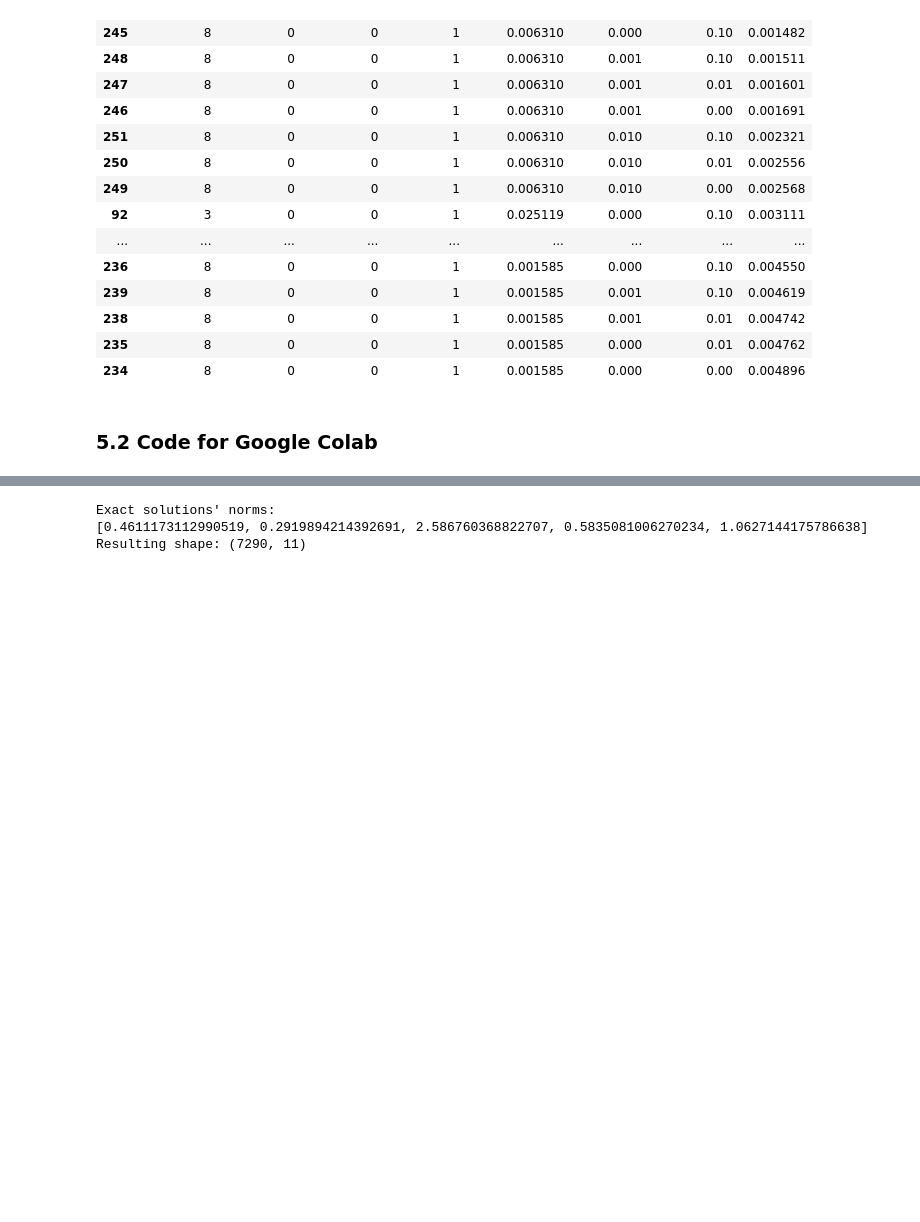
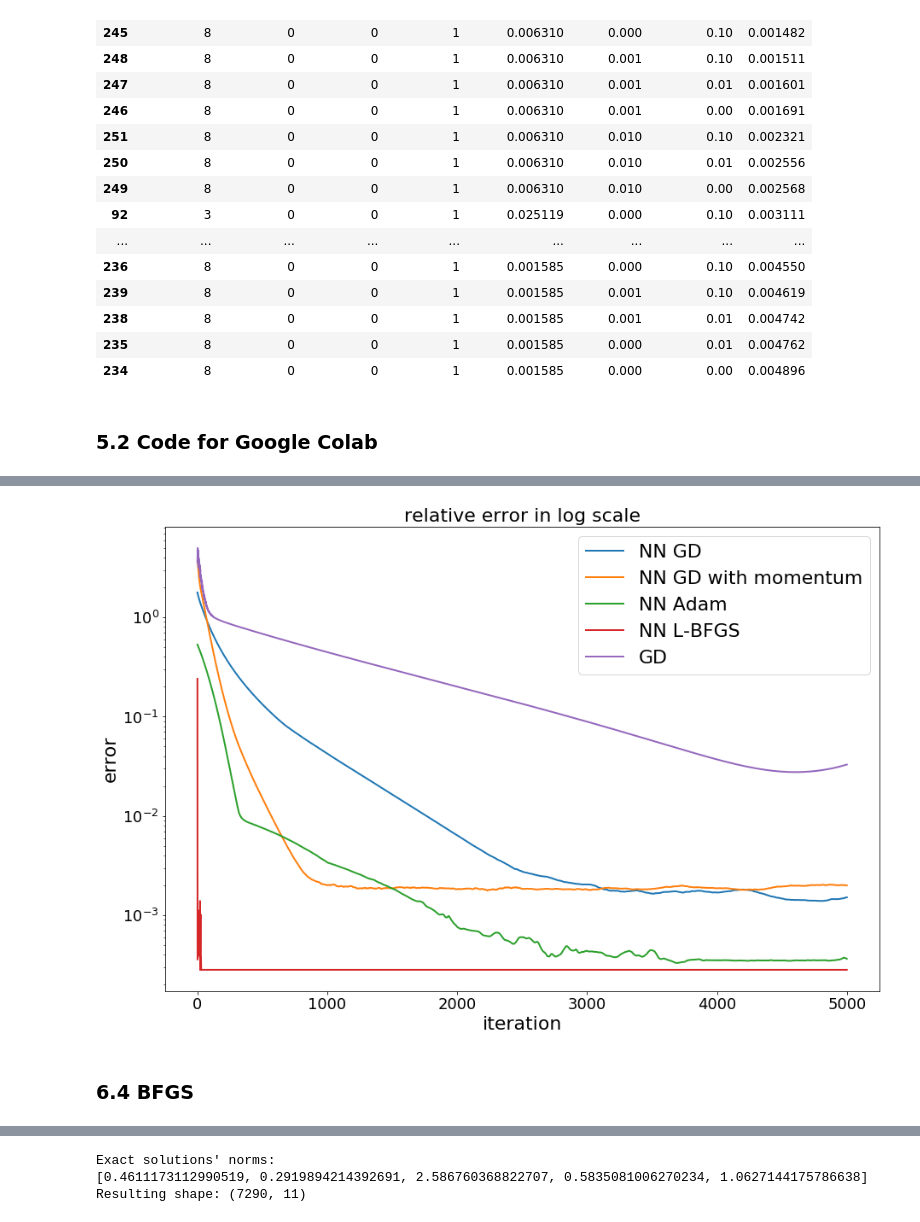
Before and after one commit to suchusername/VariationalCalculus, a Jupyter notebook: project/notebooks/Calculus of Variations PyTorch.ipynb, the cells around one changed output, grey strips where cells are left out. Cells and saved outputs as stored; diff of their text form; code cells hidden in the pictures; blank space fills up the shorter version.

```diff
--- a/project/notebooks/Calculus of Variations PyTorch.ipynb
+++ b/project/notebooks/Calculus of Variations PyTorch.ipynb
@@ -241,0 +448,2 @@ class CVmodel(torch.nn.Module):
+# %%
+nns = [None] * 5
@@ -480,0 +842,16 @@ np.save('drive/My Drive/project/results2_5.npy', np.array(res))
+# %%
+optimizer = torch.optim.SGD(GDmodel.parameters(), lr=0.0008, momentum=0.95, dampening=0.2)
+
+for epoch in range(5000):
+    L = loss(GDmodel.x)
+    optimizer.zero_grad()
+    L.backward()
+    optimizer.step()
+
+    xs = np.concatenate(([x_0], GDmodel.x.flatten().data.numpy(), [x_f]))
+    err = constrained_problems[i].compute_error(xs)
+    GD_err_abs.append(err)
+    GD_err_rel.append(err / x_exact_norm)
+
+    if (epoch+1) % 500 == 0:
+        print(L.item(), err)
@@ -480,0 +869,22 @@ np.save('drive/My Drive/project/results2_5.npy', np.array(res))
+# %%
+n_skip = 0
+
+fig, ax = plt.subplots(1, 1, figsize=(15,10))
+
+
+for i in range(4):
+    ax.plot(range(len(nns[i][3][1]))[n_skip:], nns[i][3][1][n_skip:], label='NN '+nns[i][4], linewidth=2)
+ax.plot(range(len(GD_err_rel)), GD_err_rel, label='GD', linewidth=2)
+
+ax.tick_params(axis='x', labelsize=18)
+ax.tick_params(axis='y', labelsize=18)
+ax.set_xlabel('iteration', fontsize=22)
+ax.set_ylabel('error', fontsize=22)
+ax.set_yscale('log')
+ax.set_title('relative error in log scale', fontsize=22)
+ax.legend(fontsize=22)
+fig.savefig('comparison.pdf')
+# %% [output]
+[figure, added]
+# %% [markdown]
+### 6.4 BFGS
```
Also changed, not shown: parts of 24 cells of this notebook, 19 other files.
